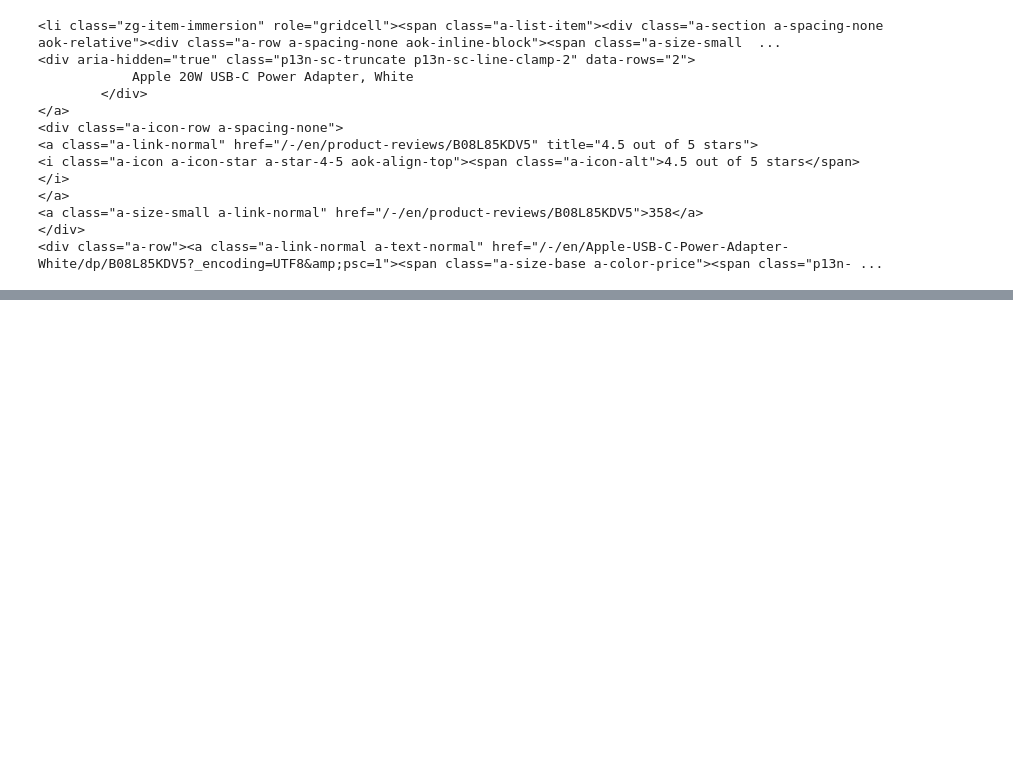
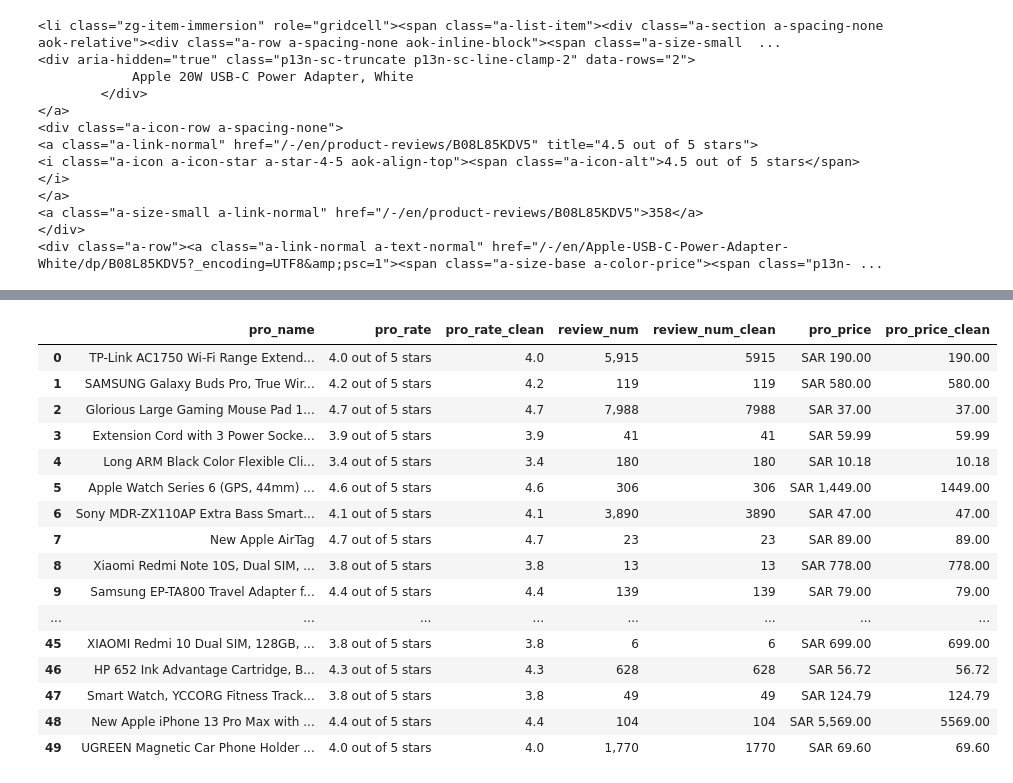
Before and after one commit to NjoodMoh/Linear-Regression, a Jupyter notebook: p2.ipynb, the cells around one changed output, grey strips where cells are left out. Drawn from its saved outputs; the diff is of its cells as text; code cells hidden in the pictures; blank space fills up the shorter version.

```diff
--- a/p2.ipynb
+++ b/p2.ipynb
@@ -199,0 +197,3 @@ products_df
+# %%
+response = requests.get(url)
+response.status_code
@@ -199,0 +206,3 @@ products_df
+# %%
+page = response.text
+soup = BeautifulSoup(page, 'lxml')
@@ -199,0 +266,9 @@ products_df
+# %%
+for i in (soup.find("li", "zg-item-immersion")):
+    print(str.strip(get_data(i, "a", "a-link-normal")))
+    print(get_data(i, "span", "a-icon-alt"))
+    print(clean_num(get_data(i, "span", "a-icon-alt").split(" ")[0]))
+    print(get_data(i, "a","a-size-small a-link-normal"))
+    print(clean_num(get_data(i, "a","a-size-small a-link-normal")))
+    print(get_data(i, "span","p13n-sc-price"))
+    print(clean_num(get_data(i, "span", "p13n-sc-price")))
@@ -199,0 +298,42 @@ products_df
+# %%
+products_list = []
+for i in (soup.find_all("li", class_ = "zg-item-immersion")):
+    pro_name = (str.strip(get_data(i, "a", "a-link-normal")))
+    pro_rate= (get_data(i, "span", "a-icon-alt"))
+    pro_rate_clean = (clean_num(get_data(i, "span", "a-icon-alt").split(" ")[0]))
+    review_num = (get_data(i, "a","a-size-small a-link-normal"))
+    review_num_clean = (clean_num(get_data(i, "a","a-size-small a-link-normal")))
+    pro_price = (get_data(i, "span","p13n-sc-price"))
+    pro_price_clean = (clean_num(get_data(i, "span", "p13n-sc-price")))
+
+    headers = ['pro_name', 'pro_rate', 'pro_rate_clean','review_num',
+              'review_num_clean', 'pro_price','pro_price_clean']
+    products_dict = dict(zip(headers, [ pro_name,
+                                    pro_rate,
+                                    pro_rate_clean,
+                                    review_num,
+                                    review_num_clean,
+                                    pro_price,
+                                    pro_price_clean]))
+    products_list.append(products_dict)
+# %%
+products_df = pd.DataFrame(products_list).replace("",np.nan)  #convert list of dict to df
+products_df
+# %% [output]
+|  | pro_name | pro_rate | pro_rate_clean | review_num | review_num_clean | pro_price | pro_price_clean |
+| 0 | TP-Link AC1750 Wi-Fi Range Extend... | 4.0 out of 5 stars | 4.0 | 5,915 | 5915 | SAR 190.00 | 190.00 |
+| 1 | SAMSUNG Galaxy Buds Pro, True Wir... | 4.2 out of 5 stars | 4.2 | 119 | 119 | SAR 580.00 | 580.00 |
+| 2 | Glorious Large Gaming Mouse Pad 1... | 4.7 out of 5 stars | 4.7 | 7,988 | 7988 | SAR 37.00 | 37.00 |
+| 3 | Extension Cord with 3 Power Socke... | 3.9 out of 5 stars | 3.9 | 41 | 41 | SAR 59.99 | 59.99 |
+| 4 | Long ARM Black Color Flexible Cli... | 3.4 out of 5 stars | 3.4 | 180 | 180 | SAR 10.18 | 10.18 |
+| 5 | Apple Watch Series 6 (GPS, 44mm) ... | 4.6 out of 5 stars | 4.6 | 306 | 306 | SAR 1,449.00 | 1449.00 |
+| 6 | Sony MDR-ZX110AP Extra Bass Smart... | 4.1 out of 5 stars | 4.1 | 3,890 | 3890 | SAR 47.00 | 47.00 |
+| 7 | New Apple AirTag | 4.7 out of 5 stars | 4.7 | 23 | 23 | SAR 89.00 | 89.00 |
+| 8 | Xiaomi Redmi Note 10S, Dual SIM, ... | 3.8 out of 5 stars | 3.8 | 13 | 13 | SAR 778.00 | 778.00 |
+| 9 | Samsung EP-TA800 Travel Adapter f... | 4.4 out of 5 stars | 4.4 | 139 | 139 | SAR 79.00 | 79.00 |
+| ... | ... | ... | ... | ... | ... | ... | ... |
+| 45 | XIAOMI Redmi 10 Dual SIM, 128GB, ... | 3.8 out of 5 stars | 3.8 | 6 | 6 | SAR 699.00 | 699.00 |
+| 46 | HP 652 Ink Advantage Cartridge, B... | 4.3 out of 5 stars | 4.3 | 628 | 628 | SAR 56.72 | 56.72 |
+| 47 | Smart Watch, YCCORG Fitness Track... | 3.8 out of 5 stars | 3.8 | 49 | 49 | SAR 124.79 | 124.79 |
+| 48 | New Apple iPhone 13 Pro Max with ... | 4.4 out of 5 stars | 4.4 | 104 | 104 | SAR 5,569.00 | 5569.00 |
+| 49 | UGREEN Magnetic Car Phone Holder ... | 4.0 out of 5 stars | 4.0 | 1,770 | 1770 | SAR 69.60 | 69.60 |
```
Also changed, not shown: parts of 30 cells of this notebook.
